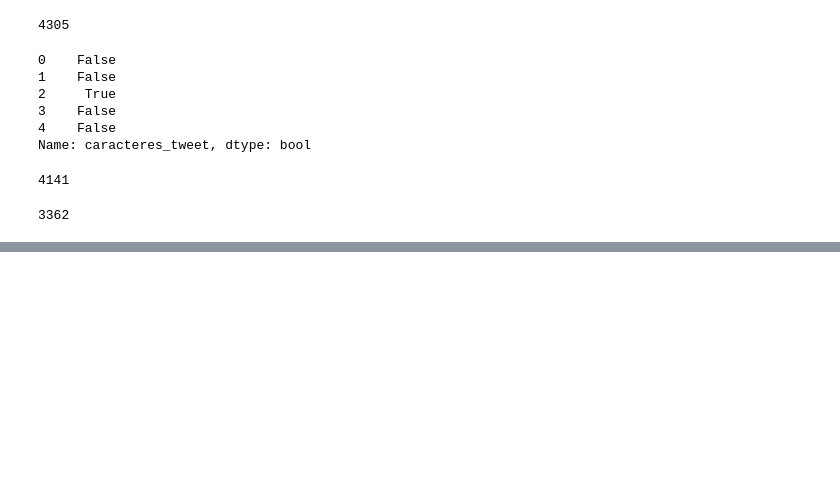
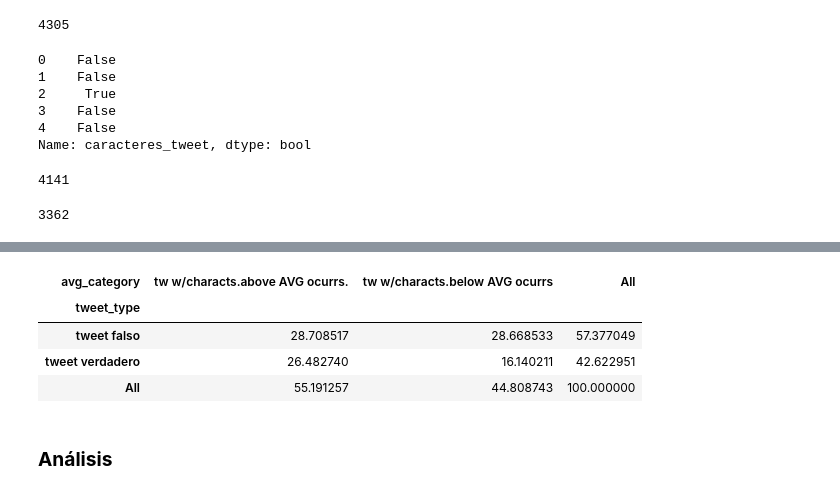
Before and after one commit to elemi10/7506-TP-Org-de-datos, a Jupyter notebook: TP1_Mas_ordenado.ipynb, the cells around one changed output, grey strips where cells are left out. Drawn from its saved outputs; the diff is of its cells as text; code cells hidden in the pictures; blank space fills up the shorter version.

```diff
--- a/TP1_Mas_ordenado.ipynb
+++ b/TP1_Mas_ordenado.ipynb
@@ -221,0 +257,12 @@ tweets_menor_promedio.sum()
+# %%
+# Relaciono las variables con una tabla de contingencia (%)
+pd.crosstab(index=df_train['tweet_type'], columns=df_train['avg_category'], \
+            margins=True).apply(lambda x:x/len(df_train)*100,axis=1)
+# %% [output]
+| avg_category | tw w/characts.above AVG ocurrs. | tw w/characts.below AVG ocurrs | All |
+| tweet_type |  |  |  |
+| tweet falso | 28.708517 | 28.668533 | 57.377049 |
+| tweet verdadero | 26.482740 | 16.140211 | 42.622951 |
+| All | 55.191257 | 44.808743 | 100.000000 |
+# %% [markdown]
+### **Análisis**
```
Also changed, not shown: parts of 4 cells of this notebook.
